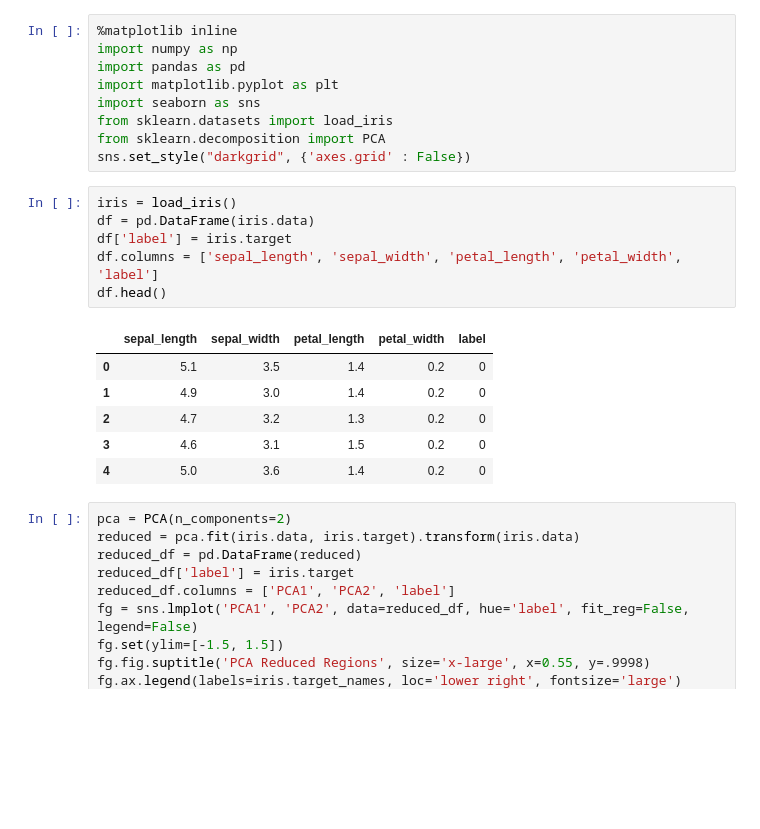
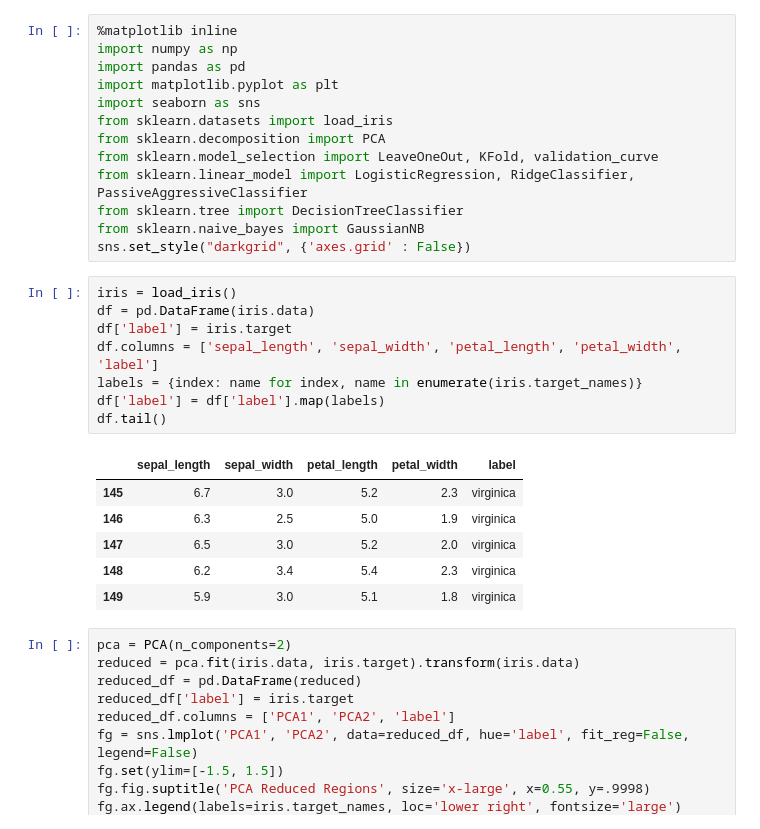
Before and after one commit to chaseWilliams/iris, a Jupyter notebook: EDA.ipynb, the cells around one changed output. Drawn from its saved outputs; the diff is of its cells as text; blank space fills up the shorter version.

```diff
--- a/EDA.ipynb
+++ b/EDA.ipynb
@@ -6,20 +6,26 @@ import matplotlib.pyplot as plt
 import seaborn as sns
 from sklearn.datasets import load_iris
 from sklearn.decomposition import PCA
+from sklearn.model_selection import LeaveOneOut, KFold, validation_curve
+from sklearn.linear_model import LogisticRegression, RidgeClassifier, PassiveAggressiveClassifier
+from sklearn.tree import DecisionTreeClassifier
+from sklearn.naive_bayes import GaussianNB
 sns.set_style("darkgrid", {'axes.grid' : False})
 # %%
 iris = load_iris()
 df = pd.DataFrame(iris.data)
 df['label'] = iris.target
 df.columns = ['sepal_length', 'sepal_width', 'petal_length', 'petal_width', 'label']
-df.head()
+labels = {index: name for index, name in enumerate(iris.target_names)}
+df['label'] = df['label'].map(labels)
+df.tail()
 # %% [output]
 |  | sepal_length | sepal_width | petal_length | petal_width | label |
-| 0 | 5.1 | 3.5 | 1.4 | 0.2 | 0 |
-| 1 | 4.9 | 3.0 | 1.4 | 0.2 | 0 |
-| 2 | 4.7 | 3.2 | 1.3 | 0.2 | 0 |
-| 3 | 4.6 | 3.1 | 1.5 | 0.2 | 0 |
-| 4 | 5.0 | 3.6 | 1.4 | 0.2 | 0 |
+| 145 | 6.7 | 3.0 | 5.2 | 2.3 | virginica |
+| 146 | 6.3 | 2.5 | 5.0 | 1.9 | virginica |
+| 147 | 6.5 | 3.0 | 5.2 | 2.0 | virginica |
+| 148 | 6.2 | 3.4 | 5.4 | 2.3 | virginica |
+| 149 | 5.9 | 3.0 | 5.1 | 1.8 | virginica |
 # %%
 pca = PCA(n_components=2)
 reduced = pca.fit(iris.data, iris.target).transform(iris.data)
```
Also changed, not shown: parts of 8 cells of this notebook.
